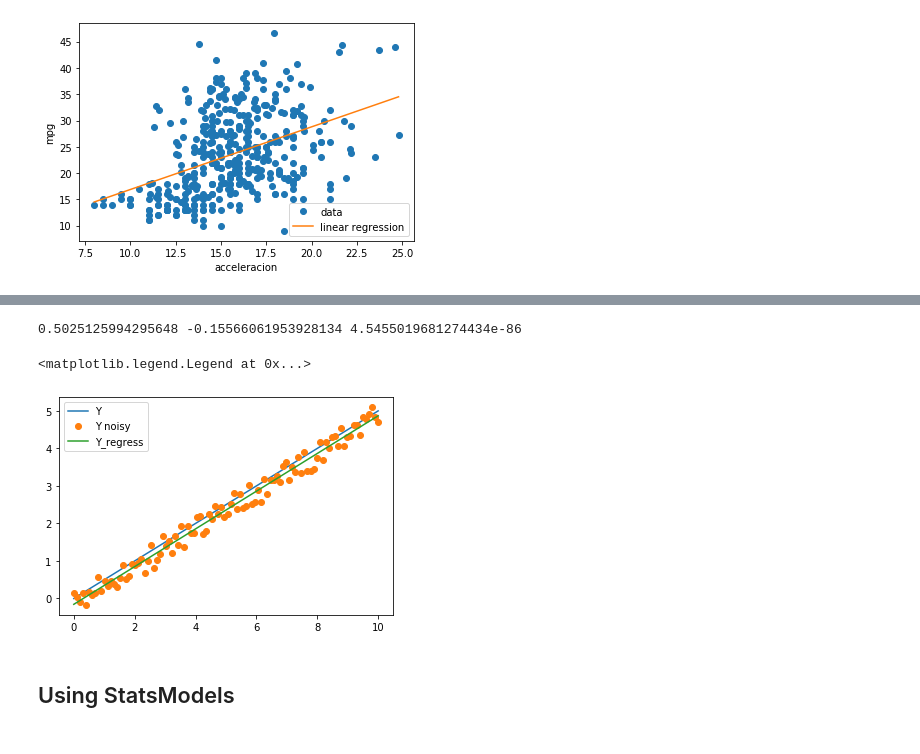
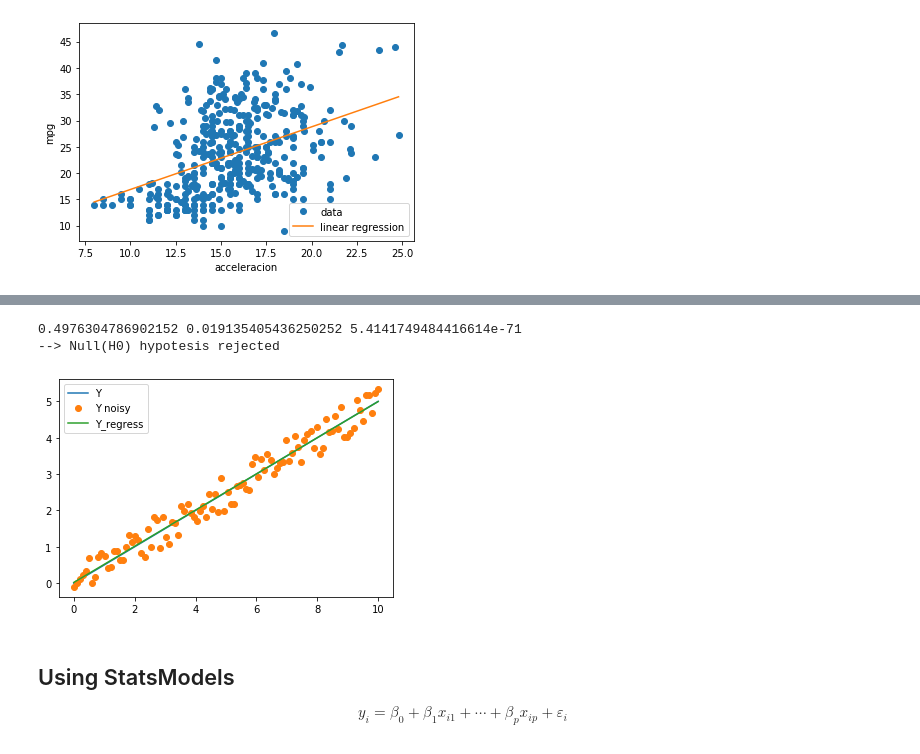
Before and after one commit to olmocorell/probability, a Jupyter notebook: 6-linear-regression.ipynb, the cells around one changed output, grey strips where cells are left out. Cells and saved outputs as stored; diff of their text form; code cells hidden in the pictures.

```diff
--- a/6-linear-regression.ipynb
+++ b/6-linear-regression.ipynb
@@ -15,7 +17,13 @@ auto = pd.read_csv('data/auto-mpg.csv')
 display(auto.head())
 display(auto.shape)
 slope, intercept, r_value, p_value, std_err = linregress(auto.acceleration, auto.mpg)
-slope, intercept, r_value, p_value, std_err
+
+print(slope, intercept, r_value, p_value, std_err)
+
+# https://docs.scipy.org/doc/scipy/reference/generated/scipy.stats.linregress.html#scipy.stats.linregress
+checkPValue = lambda p,threshold=0.05: "--> Null(H0) hypotesis rejected" if p < threshold else "--> We cannot reject the null hypotesis"
+# Two-sided p-value for a hypothesis test whose null hypothesis is that the slope is zero, using Wald Test with t-distribution of the test statistic.
+print(checkPValue(p_value))
 # %% [output]
 |  | mpg | cylinders | displacement | horse_power | weight | acceleration | model_year | car_name |
 | 0 | 18.0 | 8 | 307.0 | 130.0 | 3504 | 12.0 | 70 | \t"chevrolet chevelle malibu" |
@@ -54,27 +86,29 @@ Text(0, 0.5, 'mpg')
 # %%
 import numpy as np
 
 #s = np.random.randn(100)
 
 x = np.linspace(0,10,100)
 y = (0.5*x)
-y_noise = y + (np.random.random(len(x))*0.7)-0.5
+y_noise = y + np.random.random(len(x))-0.5
 plt.plot(x,y)
 plt.plot(x,y_noise,'o')
 
 slope, intercept, r_value, p_value, std_err = linregress(x,  y_noise)
 print(slope, intercept, p_value)
 y_predicted = slope*x+intercept
 plt.plot(x,y_predicted)
 
-
 plt.legend(["Y","Y noisy","Y_regress"])
+print(checkPValue(p_value))
 # %% [output]
-0.5025125994295648 -0.15566061953928134 4.5455019681274434e-86
+0.4976304786902152 0.019135405436250252 5.4141749484416614e-71
+--> Null(H0) hypotesis rejected
-<matplotlib.legend.Legend at 0x...>
-[figure, old version]
+[figure, new version]
-# %% [markdown]
-## Using StatsModels
+# %% [markdown]
+## Using StatsModels
+
+$$ y_{i}=\beta _{0}+\beta _{1}x_{i1}+\cdots +\beta _{p}x_{ip}+\varepsilon _{i} $$
 # %%
 import statsmodels.api as sm
 
```
Also changed, not shown: parts of 9 cells of this notebook, 2 other files.
